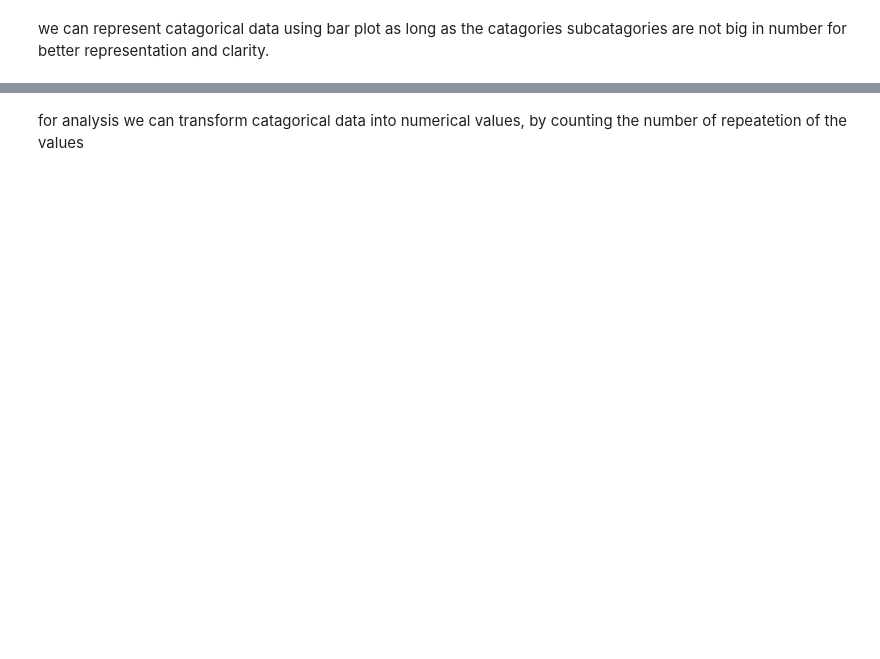
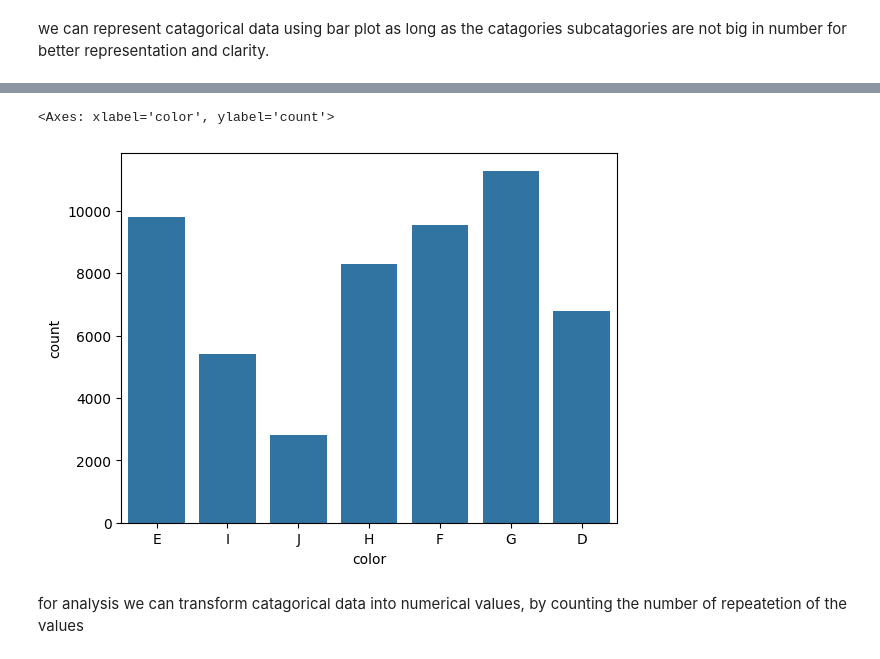
Before and after one commit to sarah-abukhotti/python_projects, a Jupyter notebook: Dimonds_price_prediction.ipynb, the cells around one changed output, grey strips where cells are left out. Saved outputs shown, nothing was run; the diff lists cells and outputs as text; code cells hidden in the pictures; blank space fills up the shorter version.

```diff
--- a/Dimonds_price_prediction.ipynb
+++ b/Dimonds_price_prediction.ipynb
@@ -136,5 +176,8 @@ sns.countplot(x="clarity",df=df)
 # %%
-sns.countplot(x="color",df=df)
+sns.countplot(x="color",data=df)
+# %% [output]
+<Axes: xlabel='color', ylabel='count'>
+[figure, added]
 # %% [markdown]
 for analysis we can transform catagorical data into numerical values, by counting the number of repeatetion of the values
 # %%
```
Also changed, not shown: parts of 15 cells of this notebook.
